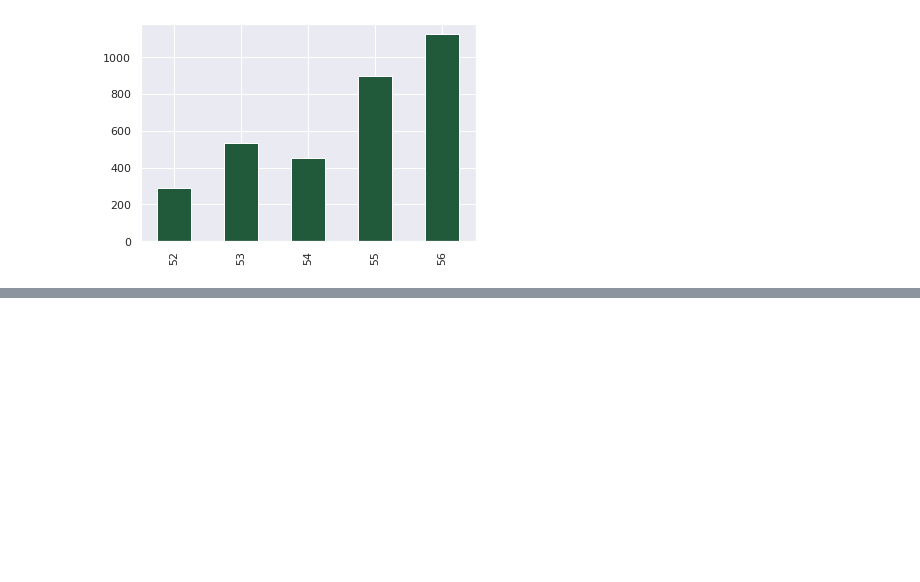
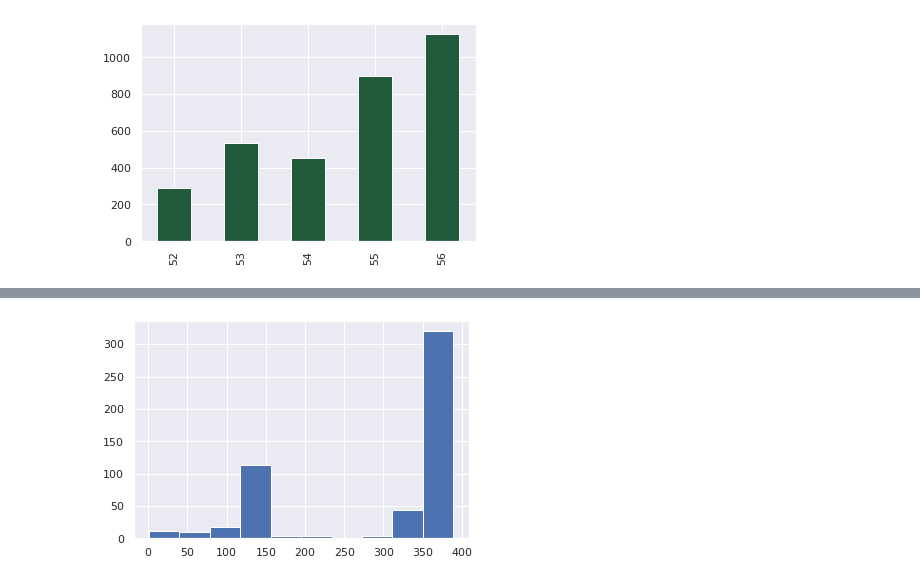
Before and after one commit to lucasmoschen/project-network-science, a Jupyter notebook: notebooks/network_construction.ipynb, the cells around one changed output, grey strips where cells are left out. Cells and saved outputs as stored; diff of their text form; code cells hidden in the pictures; blank space fills up the shorter version.

```diff
--- a/notebooks/network_construction.ipynb
+++ b/notebooks/network_construction.ipynb
@@ -61,17 +63,3 @@ plt.show()
 # %%
-votings_deputies["voto"] = votings_deputies.voto.replace(vote_mapping)
-votes_info = pd.merge(left=votings_deputies, right=votings, left_on='idVotacao', right_on='id').drop(columns='id')
-
-for legislature in trange(52,57, position=1, desc='Legislature'):
-
-    votes = votes_info[votes_info.legislature==legislature]
-    unique_votes = votes.idVotacao.unique()
-    unique_deputies = votes.deputado_id.unique()
-
-    incidence_matrix = pd.DataFrame(index = unique_votes,
-                                    columns = unique_deputies)
-
-    for deputy in tqdm(unique_deputies, position=0,leave=True, desc='Deputies'):
-
-        filter_dep = votes[votes.deputado_id == deputy]
-        incidence_matrix.loc[filter_dep.idVotacao, deputy] = filter_dep.voto.values
+incidence_matrix = pd.read_csv('../data/tables/incidence_matrix_56.csv', index_col=0)
+incidence_matrix = incidence_matrix.replace({278: 0, 17: 0, 255: 0, 0.1: 0}).fillna(0)
@@ -116,0 +66,15 @@ Name: voto, Length: 1082458, dtype: float64
+# %%
+corr_function = lambda x, y: (x*y).mean()
+
+adj_matrix = 1*((incidence_matrix.corr(method=corr_function) > 60/291)&(incidence_matrix.corr(method=corr_function) < 1))
+
+G = nx.from_pandas_adjacency(adj_matrix)
+
+remove = [node for node,degree in dict(G.degree()).items() if degree < 1]
+
+G.remove_nodes_from(remove)
+
+plt.hist(dict(G.degree).values())
+plt.show()
+# %% [output]
+[figure, added]
```
Also changed, not shown: parts of 10 cells of this notebook.
